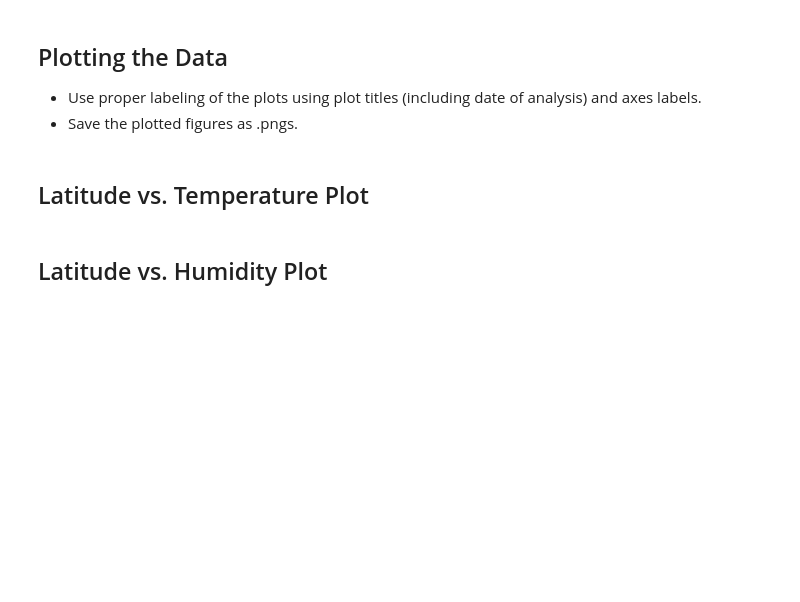
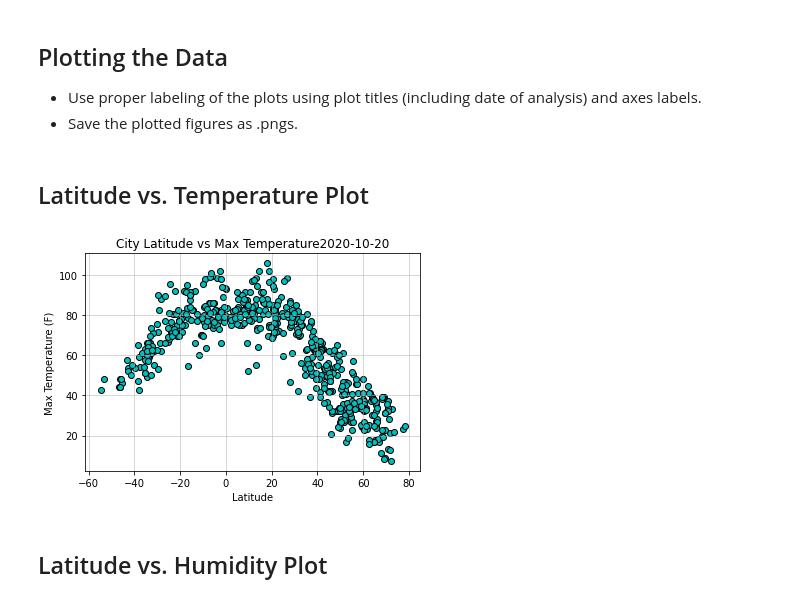
Before and after one commit to PuckishKnave/python-API-challenge, a Jupyter notebook: WeatherPy/WeatherPy.ipynb, the cells around one changed output. Cells and saved outputs as stored; diff of their text form; code cells hidden in the pictures; blank space fills up the shorter version.

Commit message:
added scatterplots

```diff
--- a/WeatherPy/WeatherPy.ipynb
+++ b/WeatherPy/WeatherPy.ipynb
@@ -191,22 +190,30 @@ Skip this step if there are no cities that have humidity > 100%.
 # %% [markdown]
 ## Latitude vs. Temperature Plot
 # %%
-# Create Latitude vs. Temperature Plot scatter plot
+# set date time variable for title
+date_time = datetime.date(datetime.now())
+
+# create latitude vs temperature scatter plot
 plt.scatter(city_weather_df["Lat"], city_weather_df["Max Temp"], facecolor = "c", edgecolor = "k")
 
-# Set title
-plt.title("City Latitude vs. Max Temperature (01/17/20)")
+# set title
+plt.title(f"City Latitude vs Max Temperature{date_time}")
 
-# Set x axis label
-plt.xlabel("Laitude")
+# set x axis label
+plt.xlabel("Latitude")
 
-# Set y axis label
+# set y axis label
 plt.ylabel("Max Temperature (F)")
 
-# Set grid line
+# set grid line
 plt.grid(linestyle='-', linewidth=1, alpha = 0.5)
 
-# Save the plotted figure as .pngs
-plt.savefig("../Images/City Latitude vs Max Temperature.png")
+# save the plotted figure as a png file in output data folder
+plt.savefig("./output_data/city_latitude_temperature.png")
+
+# show the scatterplot
+plt.show()
+# %% [output]
+[figure, added]
 # %% [markdown]
 ## Latitude vs. Humidity Plot
```
Also changed, not shown: parts of 8 cells of this notebook, 5 other files.
